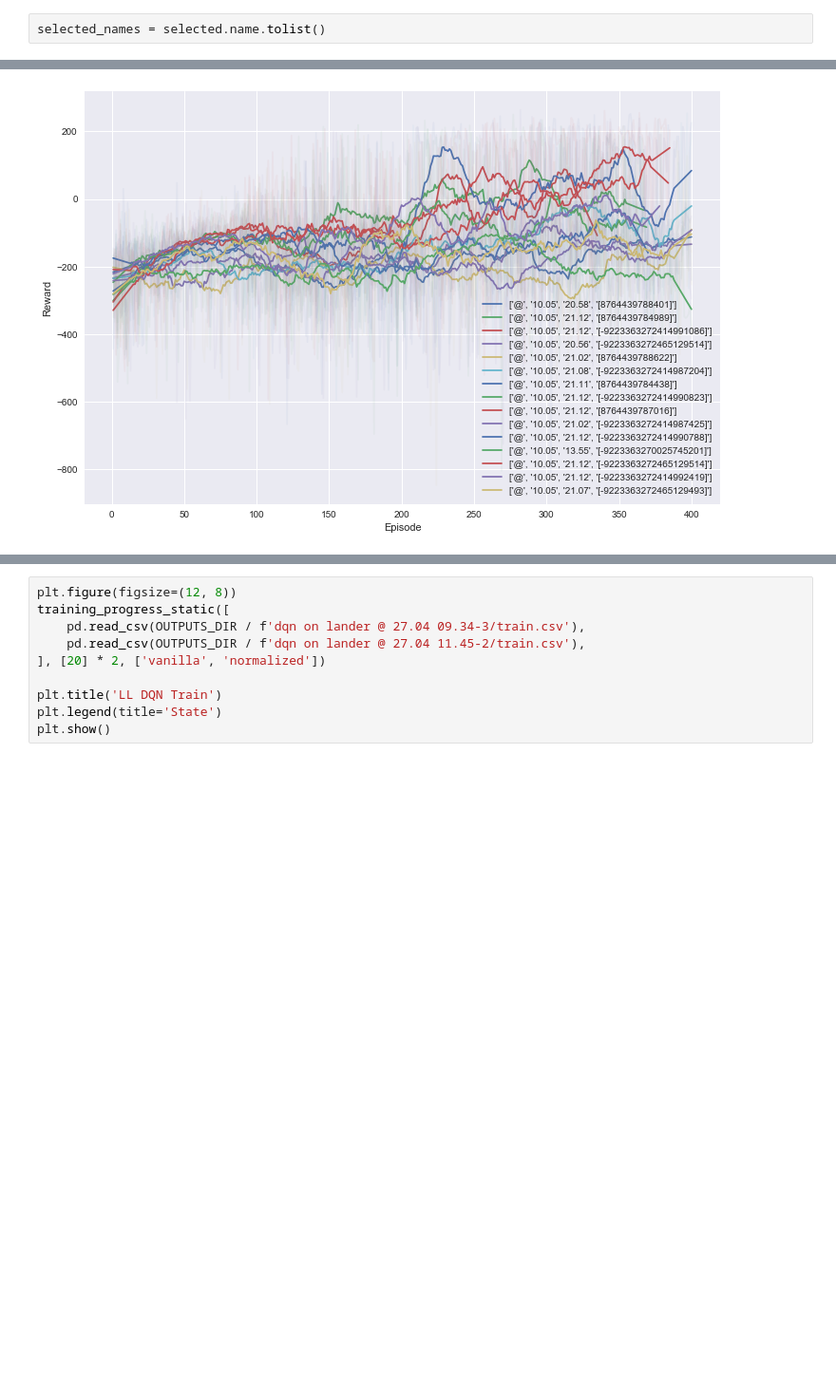
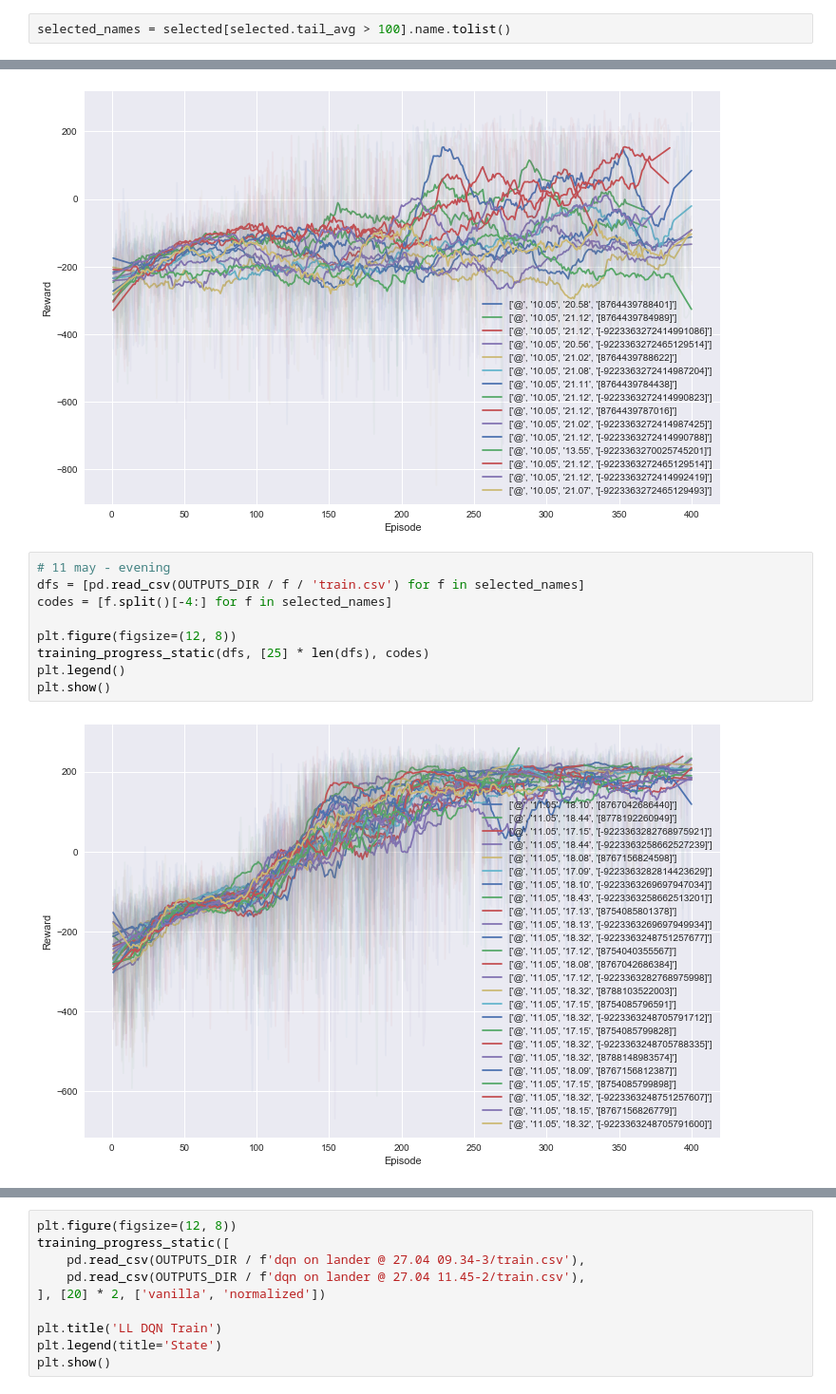
Before and after one commit to stefan-niculae/lunar-rainbow, a Jupyter notebook: visualize-results.ipynb, the cells around one changed output, grey strips where cells are left out. Shown at 95% size. Saved outputs shown, nothing was run; the diff lists cells and outputs as text; blank space fills up the shorter version.

```diff
--- a/visualize-results.ipynb
+++ b/visualize-results.ipynb
@@ -59,5 +102,5 @@ selected[varying_cols]#.sort_values(by='time')
 # %%
-selected_names = selected.name.tolist()
+selected_names = selected[selected.tail_avg > 100].name.tolist()
 # %%
 selected_names
 # %% [output]
@@ -97,3 +138,14 @@ plt.legend()
 plt.show()
 # %% [output]
 [figure]
+# %%
+# 11 may - evening
+dfs = [pd.read_csv(OUTPUTS_DIR / f / 'train.csv') for f in selected_names]
+codes = [f.split()[-4:] for f in selected_names]
+
+plt.figure(figsize=(12, 8))
+training_progress_static(dfs, [25] * len(dfs), codes)
+plt.legend()
+plt.show()
+# %% [output]
+[figure, added]
```
Also changed, not shown: parts of 18 cells of this notebook, 2 other files.
